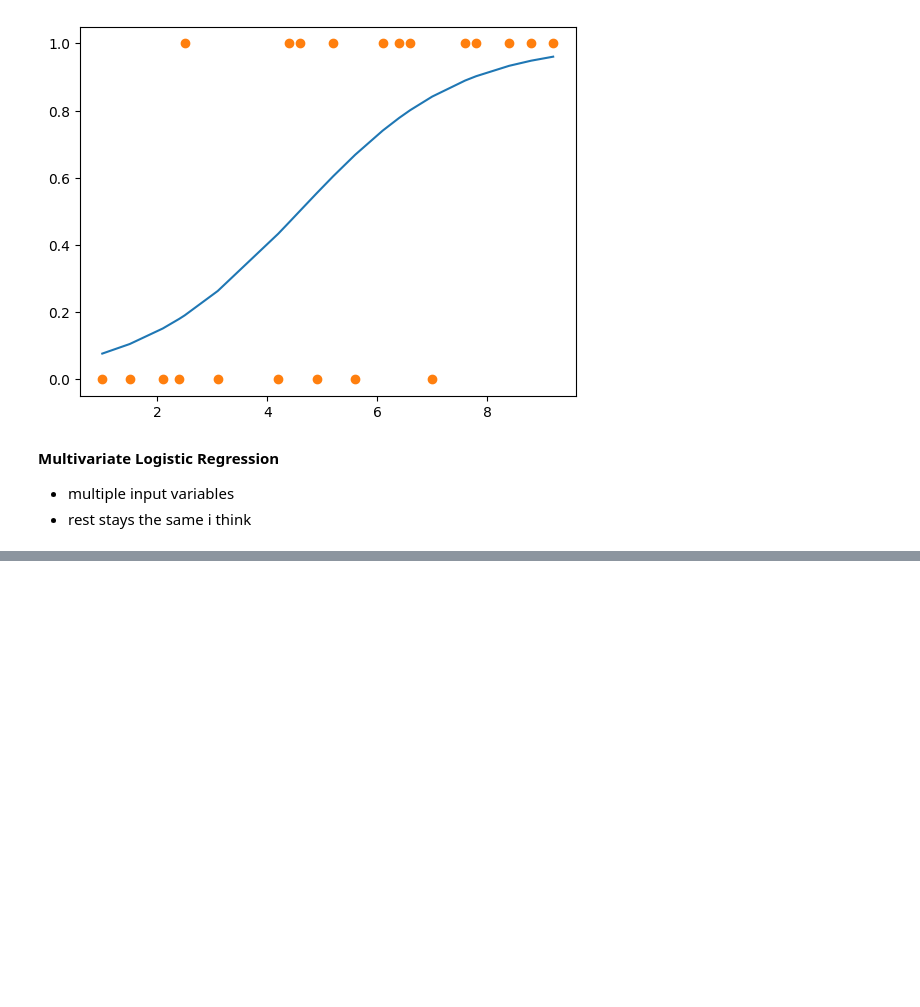
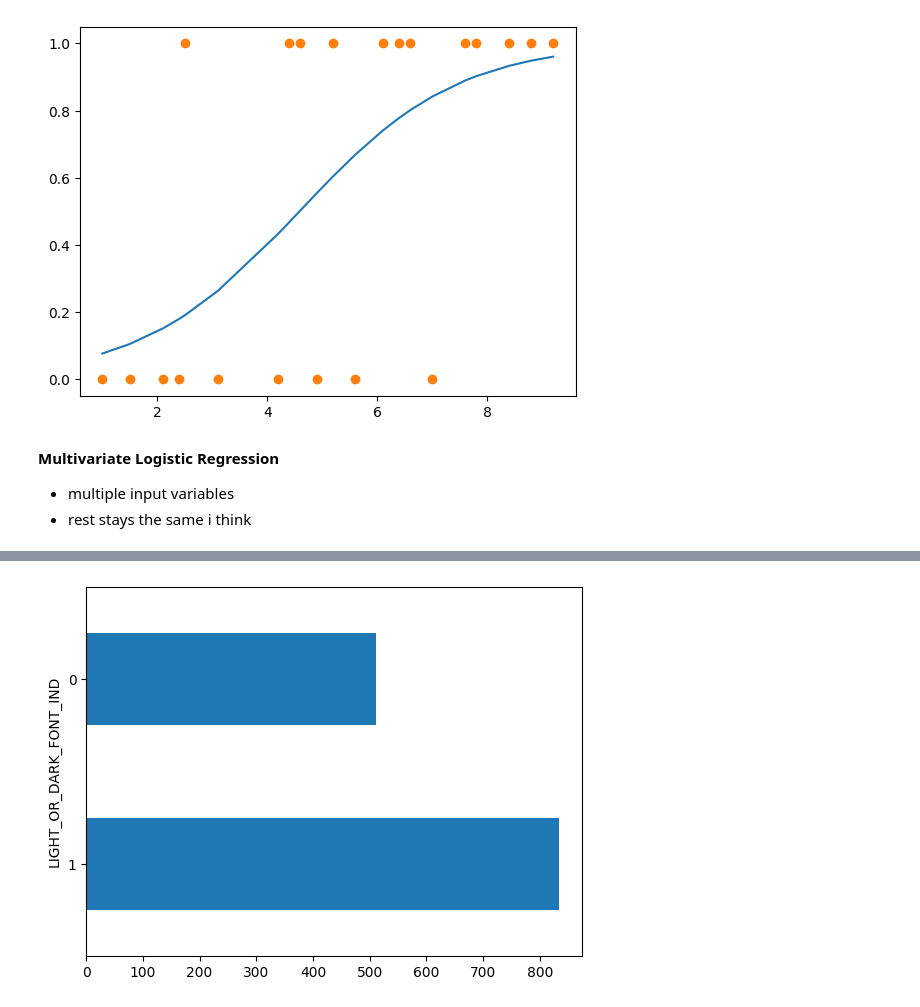
Before and after one commit to marlaks/Math_for_DS_testing, a Jupyter notebook: Logistic_Regression.ipynb, the cells around one changed output, grey strips where cells are left out. Saved outputs shown, nothing was run; the diff lists cells and outputs as text; code cells hidden in the pictures; blank space fills up the shorter version.

```diff
--- a/Logistic_Regression.ipynb
+++ b/Logistic_Regression.ipynb
@@ -94,0 +247,7 @@ plt.show()
+# %%
+# prepare data
+colors = pd.read_csv("https://raw.githubusercontent.com/thomasnield/machine-learning-demo-data/master/classification/light_dark_font_training_set.csv")
+colors.head()
+
+X = colors.iloc[:,:-1]
+Y = colors.iloc[:,-1]
@@ -94,0 +266,5 @@ plt.show()
+# %%
+colors.iloc[:,-1].value_counts().plot(kind="barh")
+plt.show()
+# %% [output]
+[figure, added]
```
Also changed, not shown: parts of 21 cells of this notebook.
